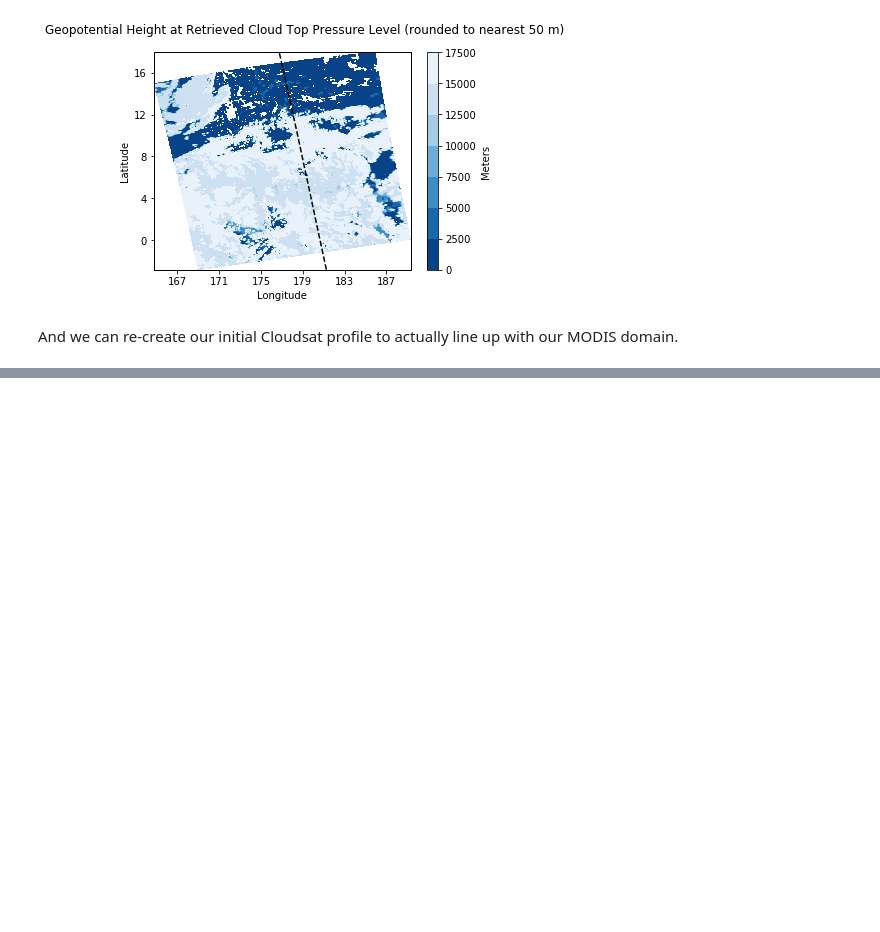
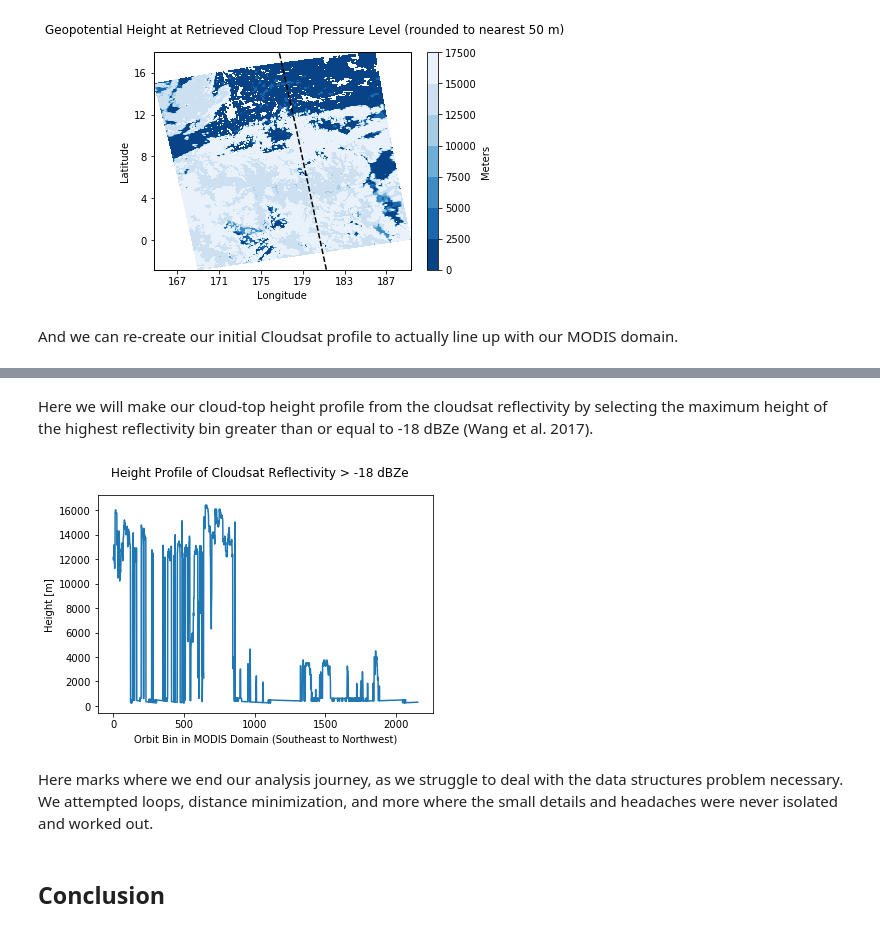
Before and after one commit to dcamron/radtran, a Jupyter notebook: radtran.ipynb, the cells around one changed output, grey strips where cells are left out. Drawn from its saved outputs; the diff is of its cells as text; code cells hidden in the pictures; blank space fills up the shorter version.

```diff
--- a/radtran.ipynb
+++ b/radtran.ipynb
@@ -131,6 +142,7 @@ nref_c_mask = np.logical_and(
 nlat_c = lat_c[nref_c_mask]
 nlon_c = lon_c[nref_c_mask]
 nref_c = ref_c[nref_c_mask]
+nhgt_c = hgt_c[nref_c_mask]
 # %% [markdown]
 Now that we have Cloudsat narrowed down to at least the rough MODIS domain, we will attempt to select all of the nearest points to the Cloudsat orbit track. First, we re-created the initial MODIS plot to include the subset Cloudsat track overlayed, to make sure our domains were lining up correctly.
 # %%
@@ -175,0 +182,28 @@ IndentationError: expected an indented block (<ipython-input-44-81971bdd5951>, l
+# %% [markdown]
+Here we will make our cloud-top height profile from the cloudsat reflectivity by selecting the maximum height of the highest reflectivity bin greater than or equal to -18 dBZe (Wang et al. 2017).
+# %%
+profile_cloudsat = np.empty(len(nref_c[:,0]))
+
+for s in range(len(nref_c[:,0])):
+    for z in range(len(nref_c[0,:])):
+        if nref_c[s,z] >= -18:
+            profile_cloudsat[s] = nhgt_c[s,z]
+            break
+        else:
+            continue
+
+profile_cloudsat[profile_cloudsat < 0] = 0
+
+fig = plt.figure()
+fig.suptitle('Height Profile of Cloudsat Reflectivity > -18 dBZe')
+ax = plt.axes()
+p = plt.plot(profile_cloudsat)
+ax.set_ylabel('Height [m]')
+ax.set_xlabel('Orbit Bin in MODIS Domain (Southeast to Northwest)')
+fig.savefig('figures/cloudsat_cloudtop-height-profile.png')
+# %% [output]
+[figure, added]
+# %% [markdown]
+Here marks where we end our analysis journey, as we struggle to deal with the data structures problem necessary. We attempted loops, distance minimization, and more where the small details and headaches were never isolated and worked out.
+# %% [markdown]
+## Conclusion
```
Also changed, not shown: parts of 14 cells of this notebook, 6 other files.
